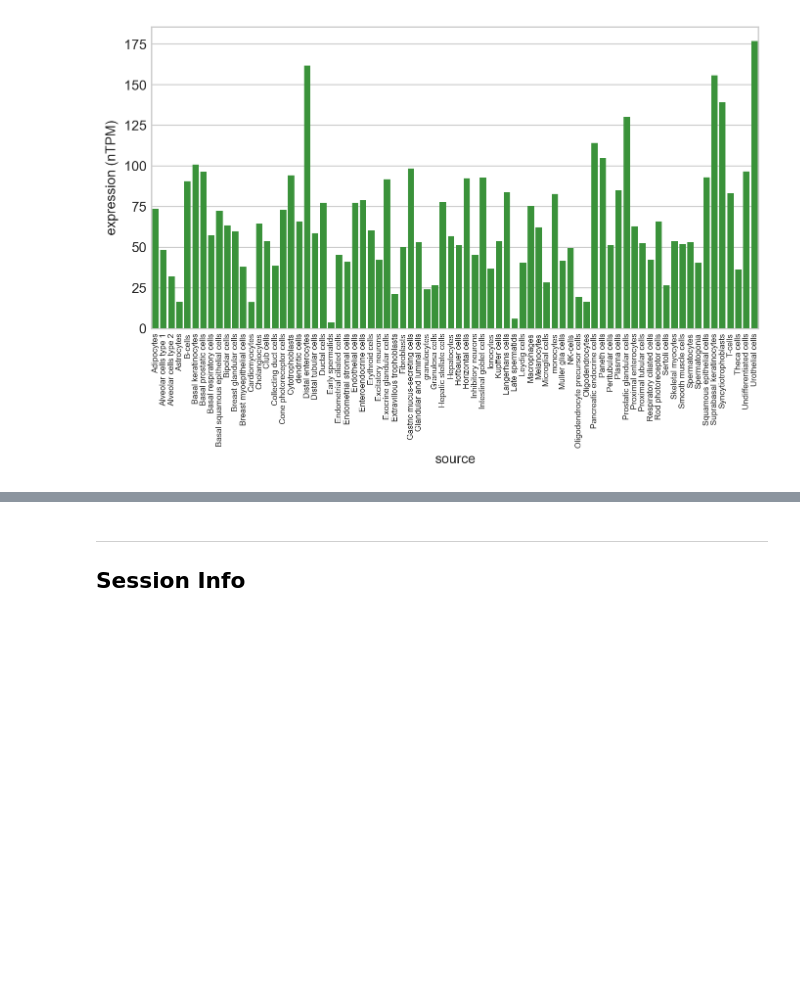
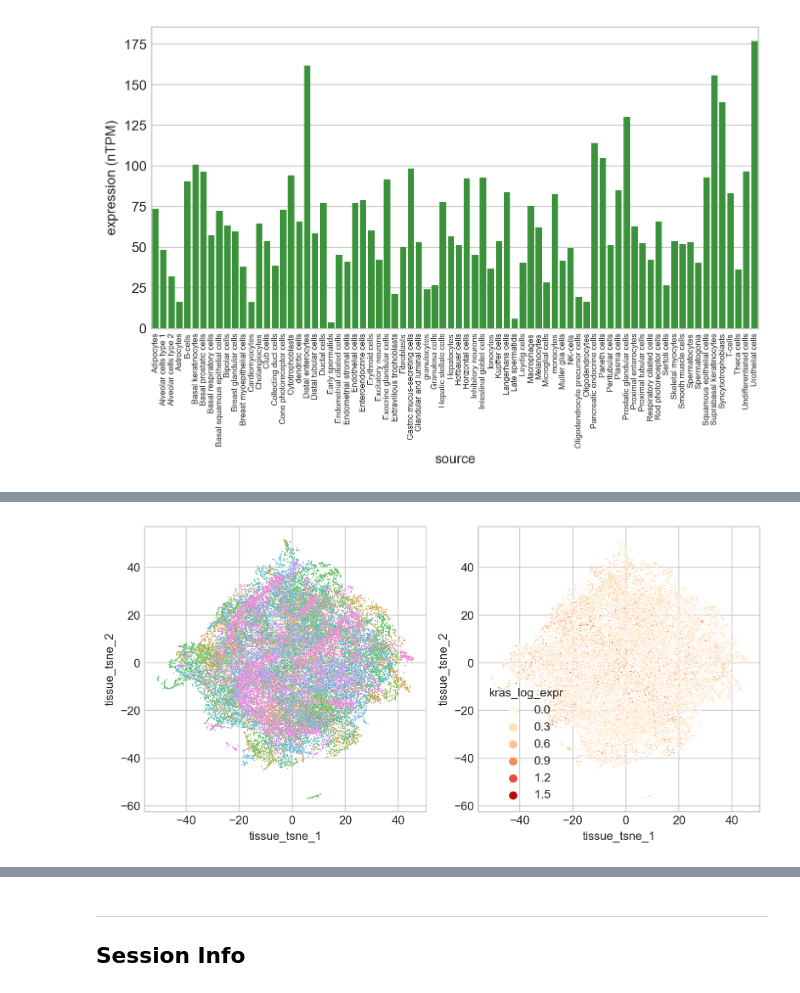
Before and after one commit to Kevin-Haigis-Lab/breezy, a Jupyter notebook: notebooks/010_010_eda.ipynb, the cells around one changed output, grey strips where cells are left out. Cells and saved outputs as stored; diff of their text form; code cells hidden in the pictures; blank space fills up the shorter version.

```diff
--- a/notebooks/010_010_eda.ipynb
+++ b/notebooks/010_010_eda.ipynb
@@ -185,0 +207,30 @@ plt.show()
+# %%
+fig, axes = plt.subplots(ncols=2, figsize=(8, 4))
+
+sns.scatterplot(
+    data=tm_expr,
+    x="tissue_tsne_1",
+    y="tissue_tsne_2",
+    hue="tissue",
+    s=1,
+    edgecolors=None,
+    ax=axes[0],
+    legend=False,
+)
+
+sns.scatterplot(
+    data=tm_expr,
+    x="tissue_tsne_1",
+    y="tissue_tsne_2",
+    hue="kras_log_expr",
+    palette="OrRd",
+    s=1,
+    edgecolors=None,
+    ax=axes[1],
+    # legend=False
+)
+
+fig.tight_layout()
+plt.show()
+# %% [output]
+[figure, added]
```
Also changed, not shown: parts of 6 cells of this notebook, 10 other files.
